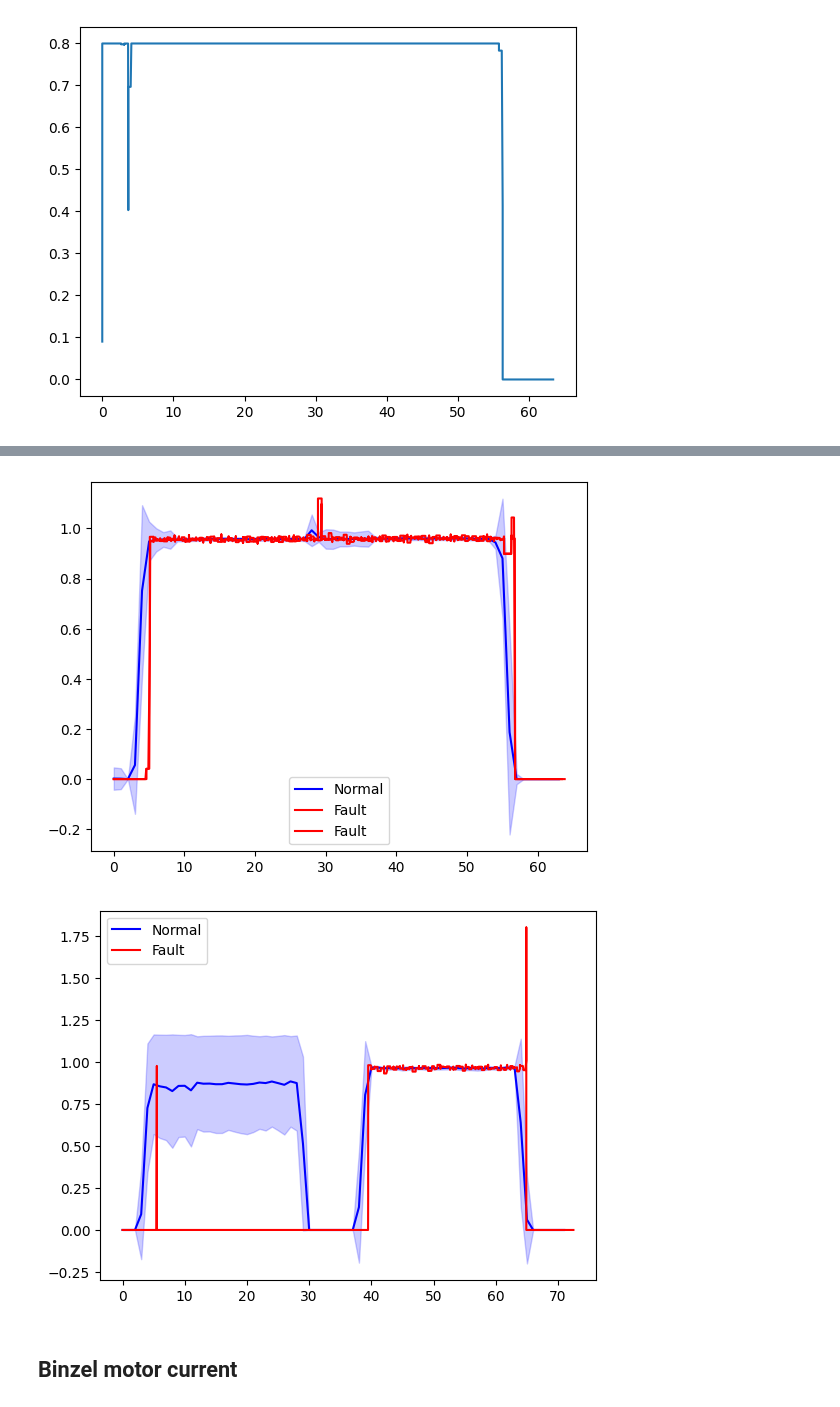
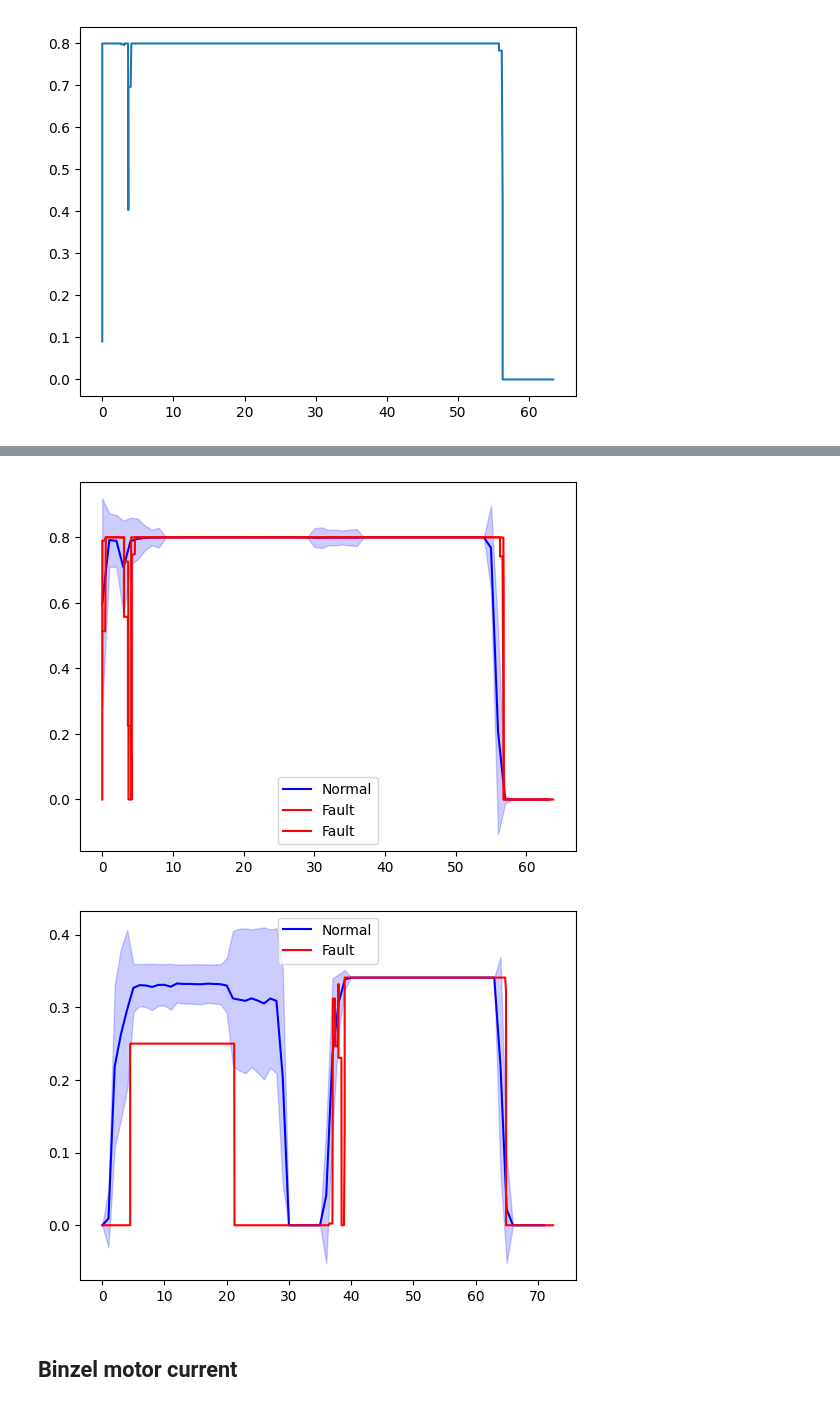
Before and after one commit to marcol13/vw-kuka-analysis, a Jupyter notebook: test.ipynb, the cells around one changed output, grey strips where cells are left out. Drawn from its saved outputs; the diff is of its cells as text; code cells hidden in the pictures.

```diff
--- a/test.ipynb
+++ b/test.ipynb
@@ -183,17 +185,17 @@ def compare_faults_normal(faults, normal, var):
     plt.legend()
     plt.show()
 # %%
-compare_faults_normal(faults, normal, 'wire_speed_projection')
+compare_faults_normal(faults, normal, 'given_laser_power')
 # %% [output]
-[figure, old version]
+[figure, new version]
 # %%
 faults2 = [find_entry_by_id(data, "KAA3G1224240R04_20240127_061510-FOLGE37")]
 
 normal2 = stats[('KAA3G1224240R04', 'FOLGE37', '10')]
 # %%
-compare_faults_normal(faults2, normal2, 'wire_speed_projection')
+compare_faults_normal(faults2, normal2, 'given_wire_speed')
 # %% [output]
-[figure, old version]
+[figure, new version]
 # %% [markdown]
 ## Binzel motor current
 # %%
```
Also changed, not shown: parts of 7 cells of this notebook, 6 other files.
